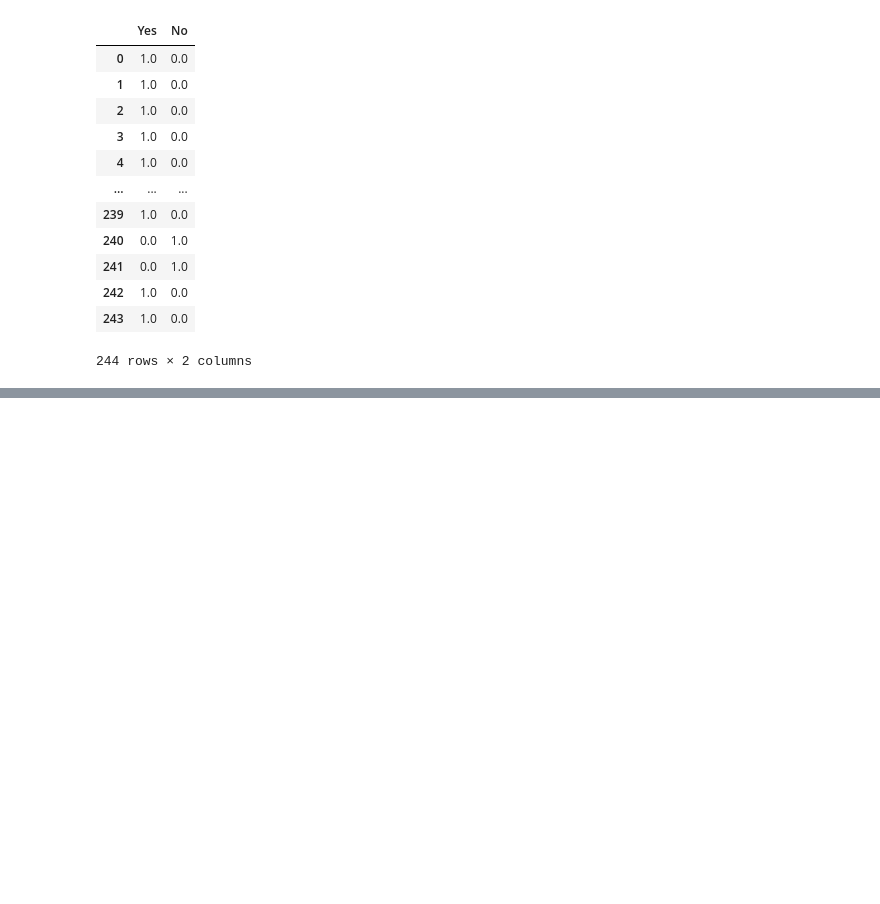
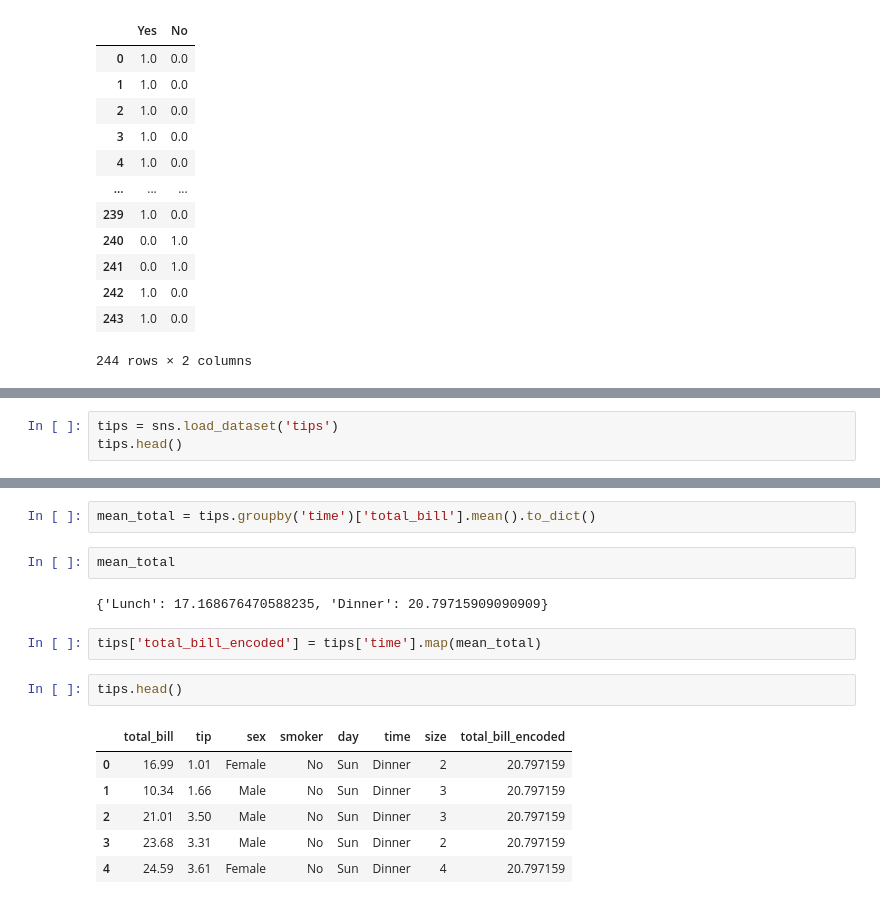
Before and after one commit to rachit-lab/Data_Analyst_Basics, a Jupyter notebook: missing_values.ipynb, the cells around one changed output, grey strips where cells are left out. Drawn from its saved outputs; the diff is of its cells as text; blank space fills up the shorter version.

```diff
--- a/missing_values.ipynb
+++ b/missing_values.ipynb
@@ -439,0 +525,3 @@ encoded_tips
+# %%
+tips = sns.load_dataset('tips')
+tips.head()
@@ -439,0 +535,17 @@ encoded_tips
+# %%
+mean_total = tips.groupby('time')['total_bill'].mean().to_dict()
+# %%
+mean_total
+# %% [output]
+{'Lunch': 17.168676470588235, 'Dinner': 20.79715909090909}
+# %%
+tips['total_bill_encoded'] = tips['time'].map(mean_total)
+# %%
+tips.head()
+# %% [output]
+|  | total_bill | tip | sex | smoker | day | time | size | total_bill_encoded |
+| 0 | 16.99 | 1.01 | Female | No | Sun | Dinner | 2 | 20.797159 |
+| 1 | 10.34 | 1.66 | Male | No | Sun | Dinner | 3 | 20.797159 |
+| 2 | 21.01 | 3.50 | Male | No | Sun | Dinner | 3 | 20.797159 |
+| 3 | 23.68 | 3.31 | Male | No | Sun | Dinner | 2 | 20.797159 |
+| 4 | 24.59 | 3.61 | Female | No | Sun | Dinner | 4 | 20.797159 |
```
Also changed, not shown: parts of 20 cells of this notebook.
